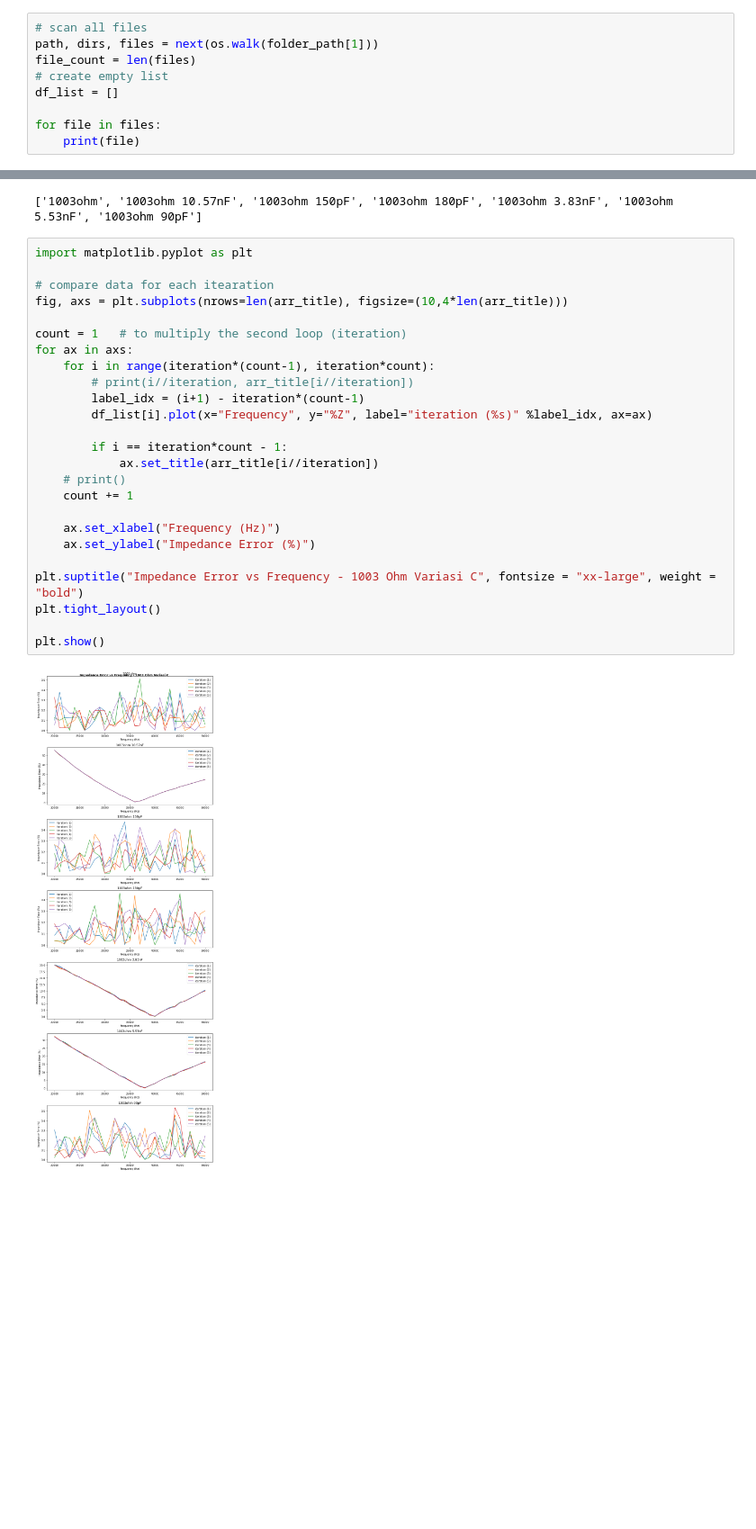
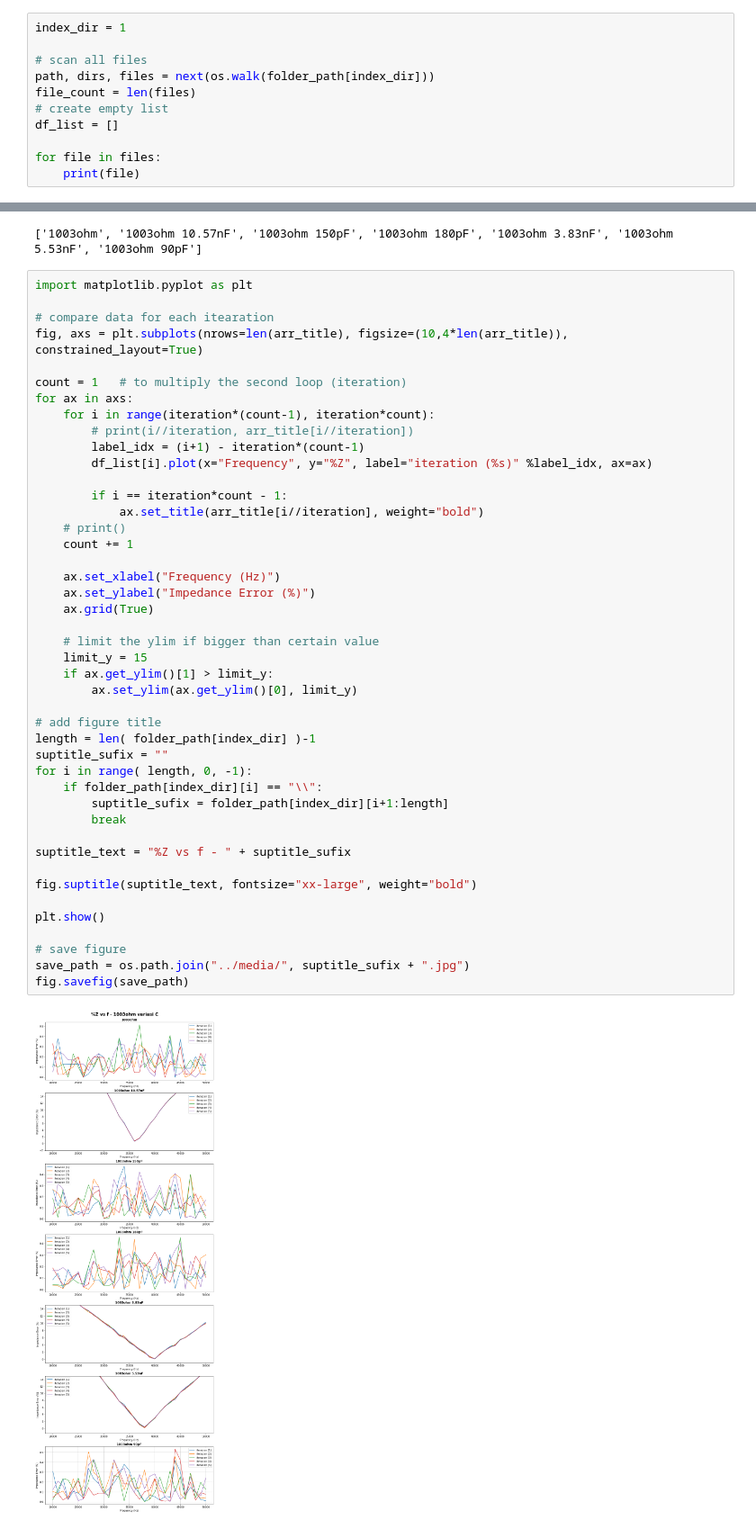
Before and after one commit to mahaamesha/body-impedance-measurement, a Jupyter notebook: src/olah_repetisi_rc.ipynb, the cells around one changed output, grey strips where cells are left out. Shown at 90% size. Drawn from its saved outputs; the diff is of its cells as text; blank space fills up the shorter version.

Commit message:
figure ok

```diff
--- a/src/olah_repetisi_rc.ipynb
+++ b/src/olah_repetisi_rc.ipynb
@@ -15,8 +15,10 @@ E:/_TUGAS/_ITBOneDrive/OneDrive - Institut Teknologi Bandung/_Kuliah/_sem7/7_ker
 E:/_TUGAS/_ITBOneDrive/OneDrive - Institut Teknologi Bandung/_Kuliah/_sem7/7_kerja praktek/data/repetisi RC\1003ohm variasi C/
 E:/_TUGAS/_ITBOneDrive/OneDrive - Institut Teknologi Bandung/_Kuliah/_sem7/7_kerja praktek/data/repetisi RC\1468ohm variasi C/
 # %%
+index_dir = 1
+
 # scan all files
-path, dirs, files = next(os.walk(folder_path[1]))
+path, dirs, files = next(os.walk(folder_path[index_dir]))
 file_count = len(files)
 # create empty list
 df_list = []
@@ -257,27 +259,46 @@ print(arr_title)
 # %%
 import matplotlib.pyplot as plt
 
 # compare data for each itearation
-fig, axs = plt.subplots(nrows=len(arr_title), figsize=(10,4*len(arr_title)))
+fig, axs = plt.subplots(nrows=len(arr_title), figsize=(10,4*len(arr_title)), constrained_layout=True)
 
 count = 1   # to multiply the second loop (iteration)
 for ax in axs:
     for i in range(iteration*(count-1), iteration*count):
         # print(i//iteration, arr_title[i//iteration])
         label_idx = (i+1) - iteration*(count-1)
         df_list[i].plot(x="Frequency", y="%Z", label="iteration (%s)" %label_idx, ax=ax)
 
         if i == iteration*count - 1:
-            ax.set_title(arr_title[i//iteration])
+            ax.set_title(arr_title[i//iteration], weight="bold")
     # print()
     count += 1
 
     ax.set_xlabel("Frequency (Hz)")
     ax.set_ylabel("Impedance Error (%)")
+    ax.grid(True)
 
-plt.suptitle("Impedance Error vs Frequency - 1003 Ohm Variasi C", fontsize = "xx-large", weight = "bold")
-plt.tight_layout()
+    # limit the ylim if bigger than certain value
+    limit_y = 15
+    if ax.get_ylim()[1] > limit_y:
+        ax.set_ylim(ax.get_ylim()[0], limit_y)
+
+# add figure title
+length = len( folder_path[index_dir] )-1
+suptitle_sufix = ""
+for i in range( length, 0, -1):
+    if folder_path[index_dir][i] == "\\":
+        suptitle_sufix = folder_path[index_dir][i+1:length]
+        break
+
+suptitle_text = "%Z vs f - " + suptitle_sufix
+
+fig.suptitle(suptitle_text, fontsize="xx-large", weight="bold")
 
 plt.show()
+
+# save figure
+save_path = os.path.join("../media/", suptitle_sufix + ".jpg")
+fig.savefig(save_path)
 # %% [output]
-[figure, old version]
+[figure, new version]
```
Also changed, not shown: 1 other file.
